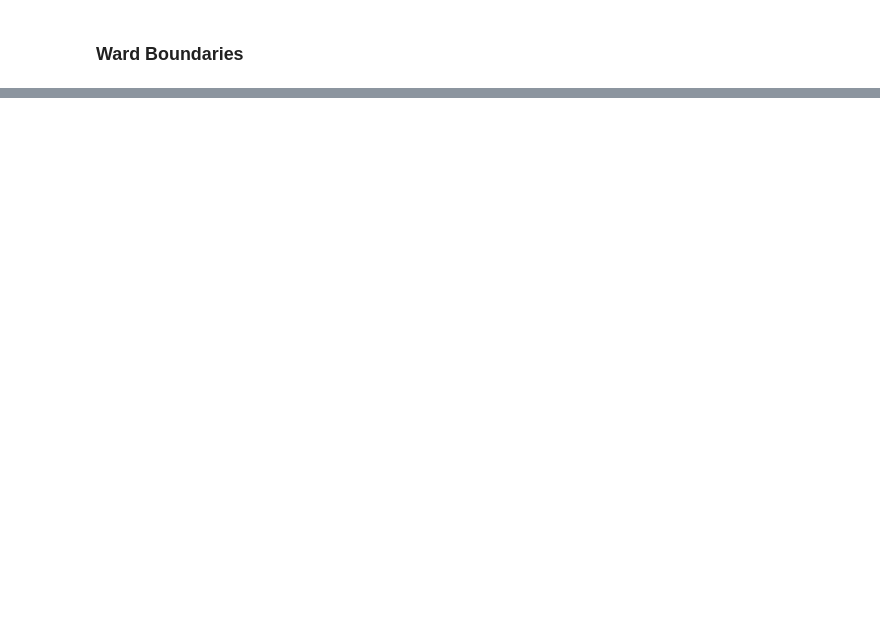
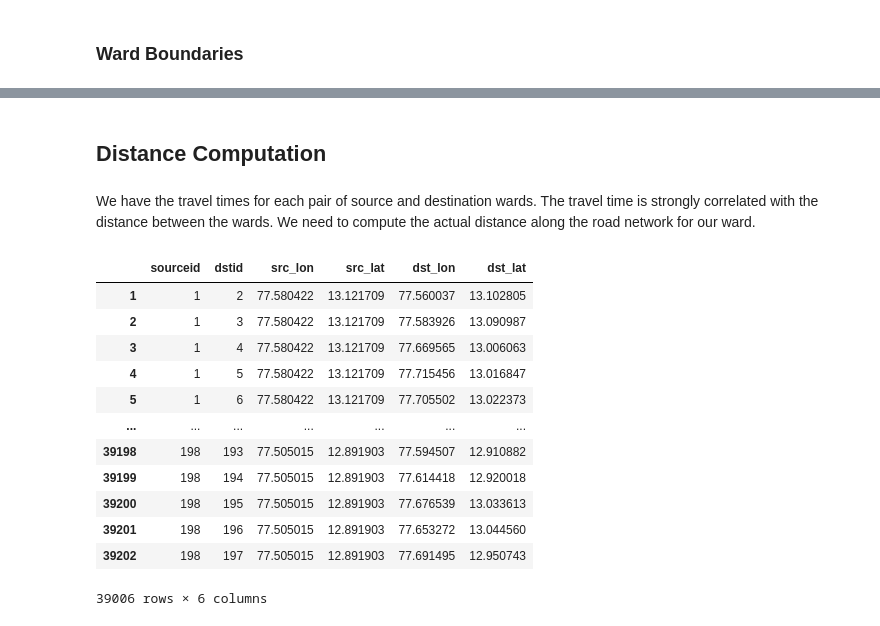
Before and after one commit to vishnuprasadjs/spatial-data-science, a Jupyter notebook: travel_time_prediction/uber_osm_model.ipynb, the cells around one changed output, grey strips where cells are left out. Saved outputs shown, nothing was run; the diff lists cells and outputs as text; code cells hidden in the pictures; blank space fills up the shorter version.

```diff
--- a/travel_time_prediction/uber_osm_model.ipynb
+++ b/travel_time_prediction/uber_osm_model.ipynb
@@ -118,0 +146,3 @@ Travel time has a strong correlation with the day of the week. So we compute a n
+# %%
+centroid_utm = wards.geometry.to_crs('EPSG:32643').centroid
+wards['centroid'] = centroid_utm.to_crs('EPSG:4326')
@@ -118,0 +156,36 @@ Travel time has a strong correlation with the day of the week. So we compute a n
+# %% [markdown]
+## Distance Computation
+# %% [markdown]
+We have the travel times for each pair of source and destination wards. The travel time is strongly correlated with the distance between the wards. We need to compute the actual distance along the road network for our ward.
+# %%
+ward_no = wards['MOVEMENT_ID']
+index = pd.MultiIndex.from_product([ward_no, ward_no], names = ['sourceid', 'dstid'])
+
+distancematrix = pd.DataFrame(index = index).reset_index()
+distancematrix = distancematrix.query('sourceid != dstid')
+# %%
+def get_coordinates(row):
+    source_ward = wards[wards['MOVEMENT_ID'] == row['sourceid']].iloc[0]
+    dst_ward = wards[wards['MOVEMENT_ID'] == row['dstid']].iloc[0]
+
+    src_lon, src_lat = source_ward['centroid'].x, source_ward['centroid'].y
+    dst_lon, dst_lat = dst_ward['centroid'].x, dst_ward['centroid'].y
+    return src_lon, src_lat, dst_lon, dst_lat
+# %%
+distancematrix[['src_lon', 'src_lat', 'dst_lon', 'dst_lat']] = distancematrix.apply(get_coordinates, axis=1, result_type='expand')
+# %%
+distancematrix
+# %% [output]
+|  | sourceid | dstid | src_lon | src_lat | dst_lon | dst_lat |
+| 1 | 1 | 2 | 77.580422 | 13.121709 | 77.560037 | 13.102805 |
+| 2 | 1 | 3 | 77.580422 | 13.121709 | 77.583926 | 13.090987 |
+| 3 | 1 | 4 | 77.580422 | 13.121709 | 77.669565 | 13.006063 |
+| 4 | 1 | 5 | 77.580422 | 13.121709 | 77.715456 | 13.016847 |
+| 5 | 1 | 6 | 77.580422 | 13.121709 | 77.705502 | 13.022373 |
+| ... | ... | ... | ... | ... | ... | ... |
+| 39198 | 198 | 193 | 77.505015 | 12.891903 | 77.594507 | 12.910882 |
+| 39199 | 198 | 194 | 77.505015 | 12.891903 | 77.614418 | 12.920018 |
+| 39200 | 198 | 195 | 77.505015 | 12.891903 | 77.676539 | 13.033613 |
+| 39201 | 198 | 196 | 77.505015 | 12.891903 | 77.653272 | 13.044560 |
+| 39202 | 198 | 197 | 77.505015 | 12.891903 | 77.691495 | 12.950743 |
+39006 rows × 6 columns
```
Also changed, not shown: parts of 10 cells of this notebook, 1 other file.
